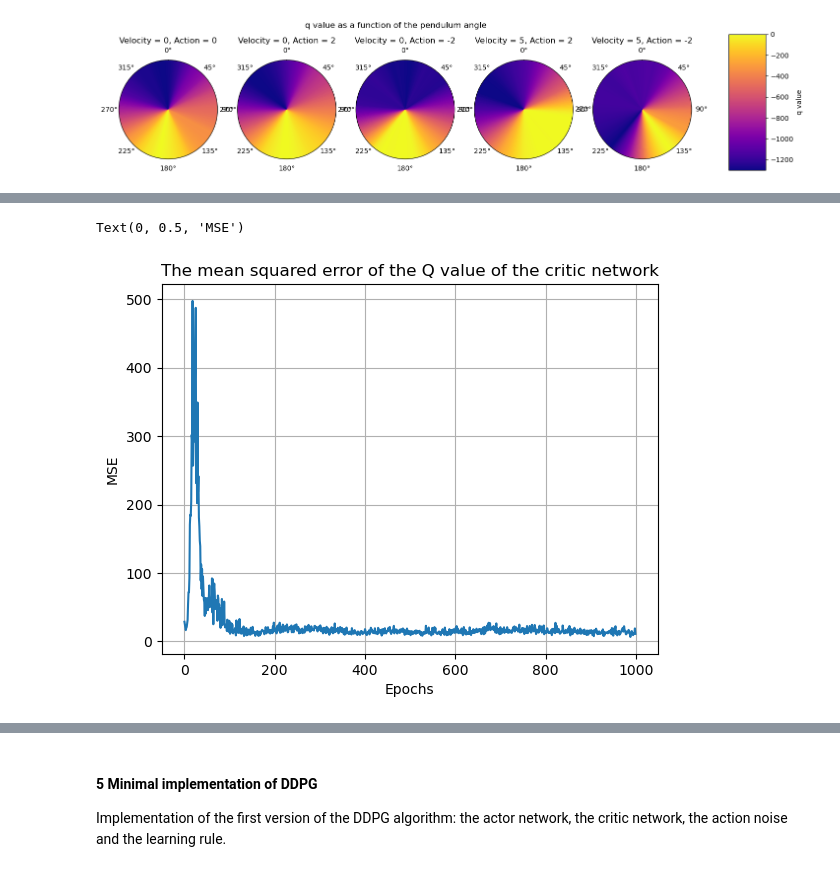
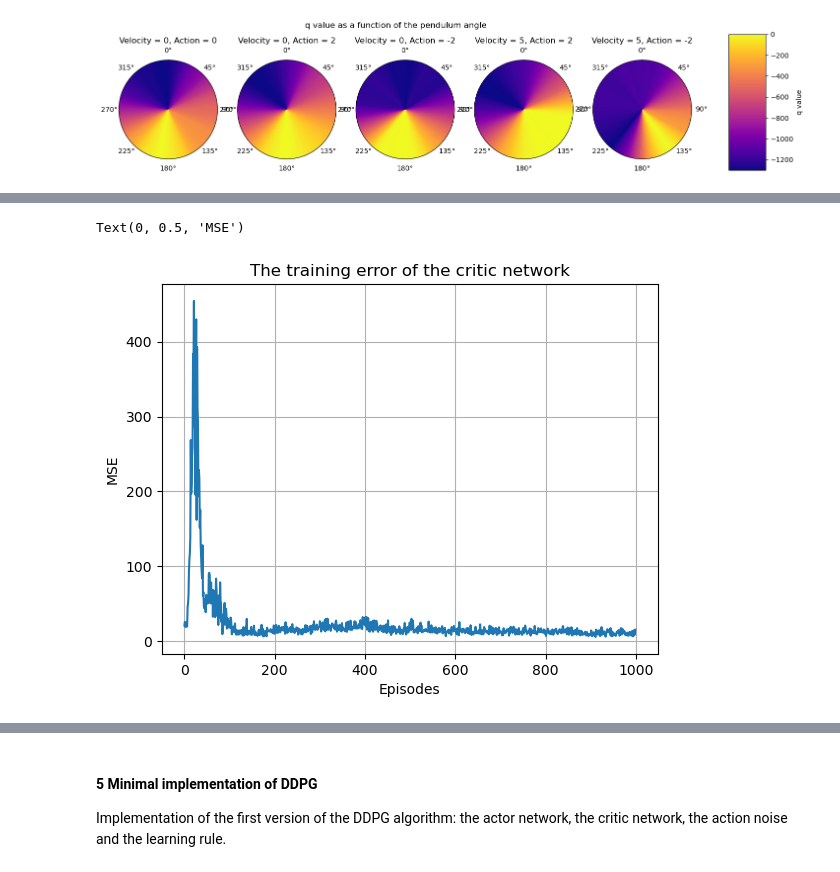
Before and after one commit to AnnaPaulish/DDPG, a Jupyter notebook: main.ipynb, the cells around one changed output, grey strips where cells are left out. Saved outputs shown, nothing was run; the diff lists cells and outputs as text; code cells hidden in the pictures.

```diff
--- a/main.ipynb
+++ b/main.ipynb
@@ -174,3 +161,34 @@ class ReplayBuffer:
       state_batch, action_batch, reward_batch, next_state_batch, trunc = map(np.stack, zip(*batch_transitions))
 
       return state_batch, action_batch, reward_batch, next_state_batch, trunc
+# %%
+""" #Redefine ReplayBuffer with more efficient datastructure
+class ReplayBuffer:
+
+    def __init__(self, max_size = 200):
+        self.num_exp=0
+        self.buffer = np.zeros((int(max_size), 9))
+        self.max_size = int(max_size) # buffer size: how many transitions it can store at most
+        self.counter = 0
+
+    def count(self):
+        return self.counter
+
+    def add_transition(self, state, action, reward, next_state, trunc):
+        self.buffer[self.counter % self.max_size, :] = [*state, action, reward, *next_state, trunc]
+        self.counter += 1
+
+
+    def sample_transition(self, batch_size):
+        if self.counter < batch_size:
+            size = self.counter
+        else:
+            size = batch_size
+
+        if self.counter >= self.max_size:
+            batch_transitions = self.buffer[np.random.randint(low = 0, high = self.max_size, size = size),:]
+        elif self.counter < self.max_size:
+            batch_transitions = self.buffer[np.random.randint(low = 0, high = self.counter, size = size),:]
+
+        return batch_transitions[:,0:3], batch_transitions[:,3],batch_transitions[:,4],batch_transitions[:,5:8], batch_transitions[:,8]
+ """
@@ -320,7 +340,7 @@ def onestepTD(state_batch, action_batch, reward_batch, next_state_batch, trunc_b
     """1-step TD-learning rule"""
     with torch.no_grad():
         action_next_state = agent.compute_action(state = next_state_batch.T)
-        network_input_next_state = torch.cat((next_state_batch, torch.Tensor([action_next_state]).T), 1)
+        network_input_next_state = torch.cat((next_state_batch, torch.reshape(action_next_state,(128,1))), 1)
         q_next = critic(network_input_next_state) # should not be differentiated
 
     if iter == MAX_IT:
@@ -382,7 +402,5 @@ for episode in tqdm(range(NUM_EPISODES)):
         # plot_q.append([q_loss.data, episode+1])
         q_loss_plot.append(q_loss.data)
 
-        if (episode % 100 == 0):
-            print(q_loss.item())
     except:
         continue
@@ -400,12 +407,12 @@ for episode in tqdm(range(NUM_EPISODES)):
 # %%
 plt.plot(q_loss_plot)
 plt.grid()
-plt.title('The mean squared error of the Q value of the critic network')
-plt.xlabel('Epochs')
+plt.title('The training error of the critic network')
+plt.xlabel('Episodes')
 plt.ylabel('MSE')
 # %% [output]
 Text(0, 0.5, 'MSE')
-[figure, old version]
+[figure, new version]
 # %%
 # a polar heatmap for different values of the pendulum’s velocity and torque (action)
 
```
Also changed, not shown: parts of 23 cells of this notebook.
